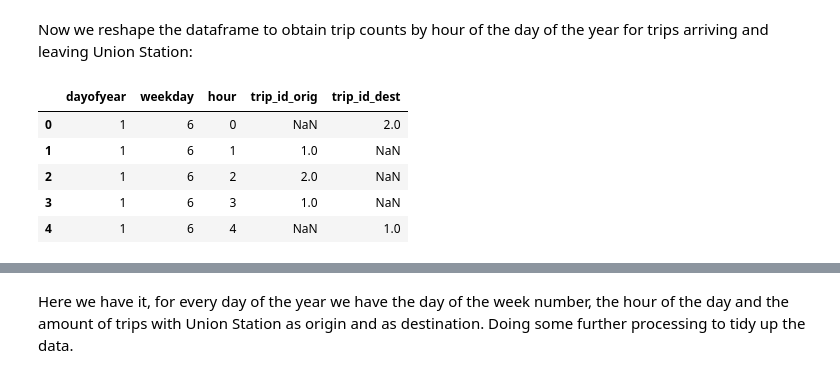
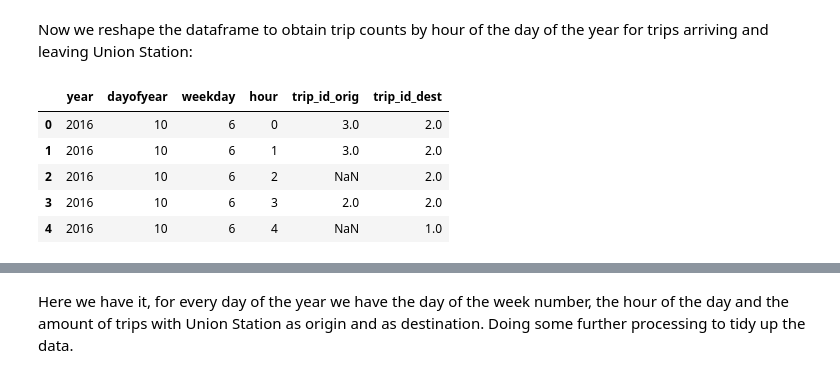
Before and after one commit to josescuderoh/bikeshare-replenishment-forecast, a Jupyter notebook: Code/EDA.ipynb, the cells around one changed output, grey strips where cells are left out. Drawn from its saved outputs; the diff is of its cells as text; code cells hidden in the pictures.

```diff
--- a/Code/EDA.ipynb
+++ b/Code/EDA.ipynb
@@ -123,6 +123,7 @@ Since we don’t have the static variable that we want to predict, namely the *n
 We will first extract the day of the year, month, day of the week and hour in which every event happened.
 # %%
 # Add new fields to dataframe
+bike_union['year'] = bike_union.trip_start_time_f.dt.year
 bike_union['dayofyear'] = bike_union.trip_start_time_f.dt.dayofyear
 bike_union['weekday'] = bike_union.trip_start_time_f.dt.weekday
 bike_union['hour'] = bike_union.trip_start_time_f.dt.hour
@@ -131,21 +132,21 @@ Now we reshape the dataframe to obtain trip counts by hour of the day of the yea
 # %%
 # Separating the dataframe into origin and destination registers
 bike_union_orig = bike_union[bike_union.st_name_orig == 'Union Station']
 bike_union_dest = bike_union[bike_union.st_name_dest == 'Union Station']
 
 #Melting and the merging by days to get count of trips in and out of the station every hour
-counts_union = pd.merge(bike_union_orig.groupby(['dayofyear','weekday','hour']).aggregate({'trip_id':'count'}).reset_index(),
-                        bike_union_dest.groupby(['dayofyear','weekday','hour']).aggregate({'trip_id':'count'}).reset_index(),
+counts_union = pd.merge(bike_union_orig.groupby(['year', 'dayofyear','weekday','hour']).aggregate({'trip_id':'count'}).reset_index(),
+                        bike_union_dest.groupby(['year', 'dayofyear','weekday','hour']).aggregate({'trip_id':'count'}).reset_index(),
                         how='outer',
-                        left_on = ['dayofyear', 'weekday', 'hour'],
-                        right_on = ['dayofyear', 'weekday', 'hour'],
+                        left_on = ['year', 'dayofyear', 'weekday', 'hour'],
+                        right_on = ['year', 'dayofyear', 'weekday', 'hour'],
                         suffixes=('_orig','_dest'), sort = True)
 
 counts_union.head()
 # %% [output]
-|  | dayofyear | weekday | hour | trip_id_orig | trip_id_dest |
-| 0 | 1 | 6 | 0 | NaN | 2.0 |
-| 1 | 1 | 6 | 1 | 1.0 | NaN |
-| 2 | 1 | 6 | 2 | 2.0 | NaN |
-| 3 | 1 | 6 | 3 | 1.0 | NaN |
-| 4 | 1 | 6 | 4 | NaN | 1.0 |
+|  | year | dayofyear | weekday | hour | trip_id_orig | trip_id_dest |
+| 0 | 2016 | 10 | 6 | 0 | 3.0 | 2.0 |
+| 1 | 2016 | 10 | 6 | 1 | 3.0 | 2.0 |
+| 2 | 2016 | 10 | 6 | 2 | NaN | 2.0 |
+| 3 | 2016 | 10 | 6 | 3 | 2.0 | 2.0 |
+| 4 | 2016 | 10 | 6 | 4 | NaN | 1.0 |
```
Also changed, not shown: parts of 10 cells of this notebook, 1 other file.
